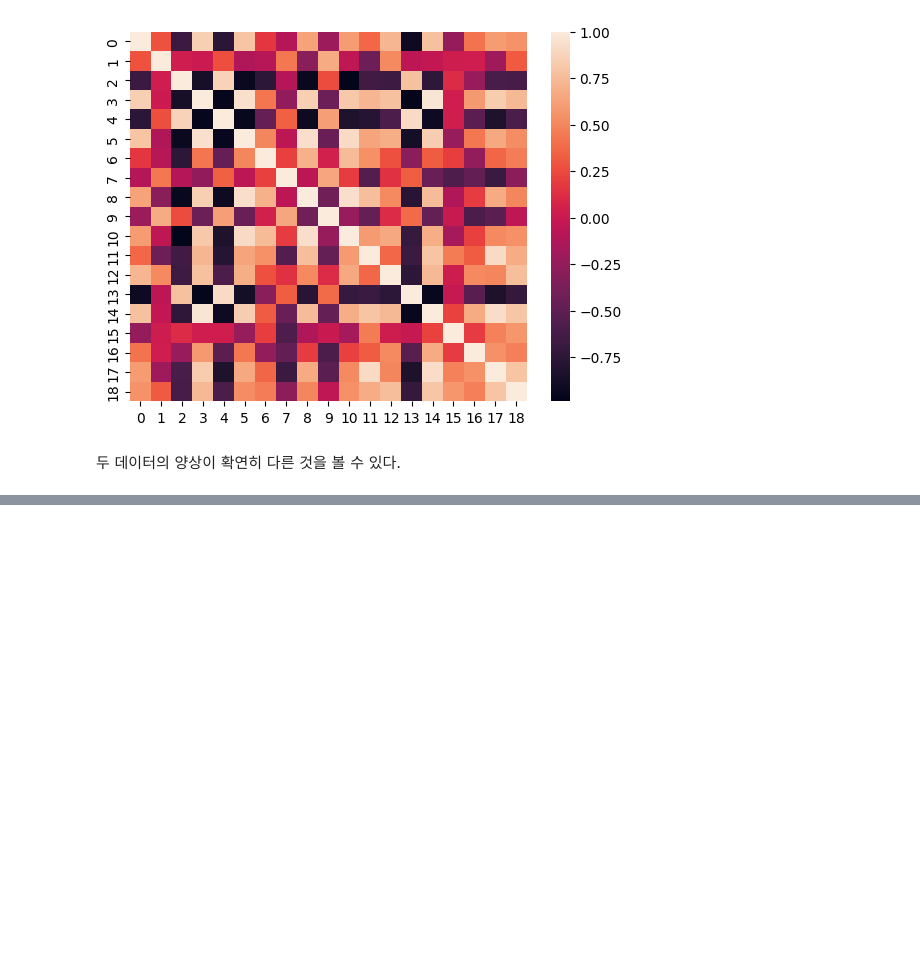
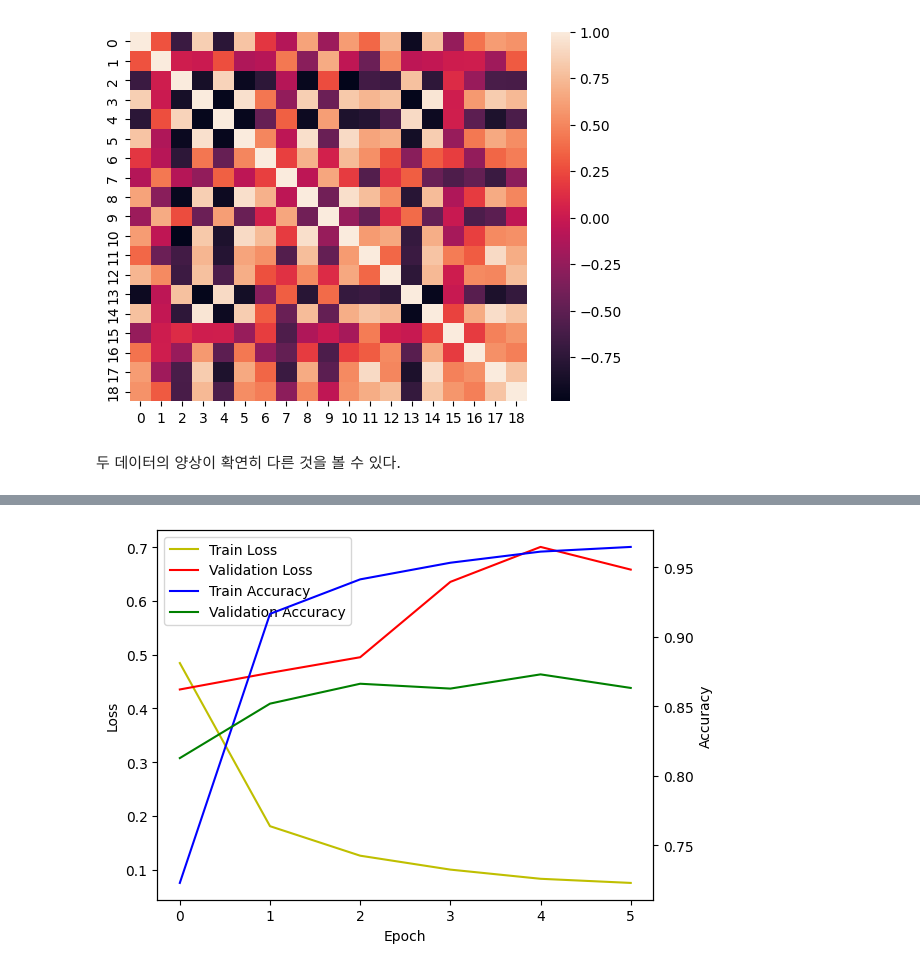
Before and after one commit to lukekim420/catclass, a Jupyter notebook: eda_mid.ipynb, the cells around one changed output, grey strips where cells are left out. Cells and saved outputs as stored; diff of their text form; code cells hidden in the pictures; blank space fills up the shorter version.

```diff
--- a/eda_mid.ipynb
+++ b/eda_mid.ipynb
@@ -712,0 +974,25 @@ sns.heatmap(df_caterwaul_new.corr())
+# %%
+#훈련 과정 그래프 그리기
+fig, loss_ax = plt.subplots()
+acc_ax = loss_ax.twinx()
+hist = pd.read_csv("../catclass_ai/history6.csv")
+
+# Plotting loss
+loss_line1, = loss_ax.plot(hist['loss'], 'y', label='Train Loss')
+loss_line2, = loss_ax.plot(hist['val_loss'], 'r', label='Validation Loss')
+loss_ax.set_xlabel('Epoch')
+loss_ax.set_ylabel('Loss')
+
+# Plotting accuracy
+acc_line1, = acc_ax.plot(hist['sparse_categorical_accuracy'], 'b', label='Train Accuracy')
+acc_line2, = acc_ax.plot(hist['val_sparse_categorical_accuracy'], 'g', label='Validation Accuracy')
+acc_ax.set_ylabel('Accuracy')
+
+# Creating a single legend
+lines = [loss_line1, loss_line2, acc_line1, acc_line2]
+labels = [line.get_label() for line in lines]
+loss_ax.legend(lines, labels, loc='upper left')
+
+plt.show()
+# %% [output]
+[figure, added]
```
Also changed, not shown: parts of 71 cells of this notebook.
